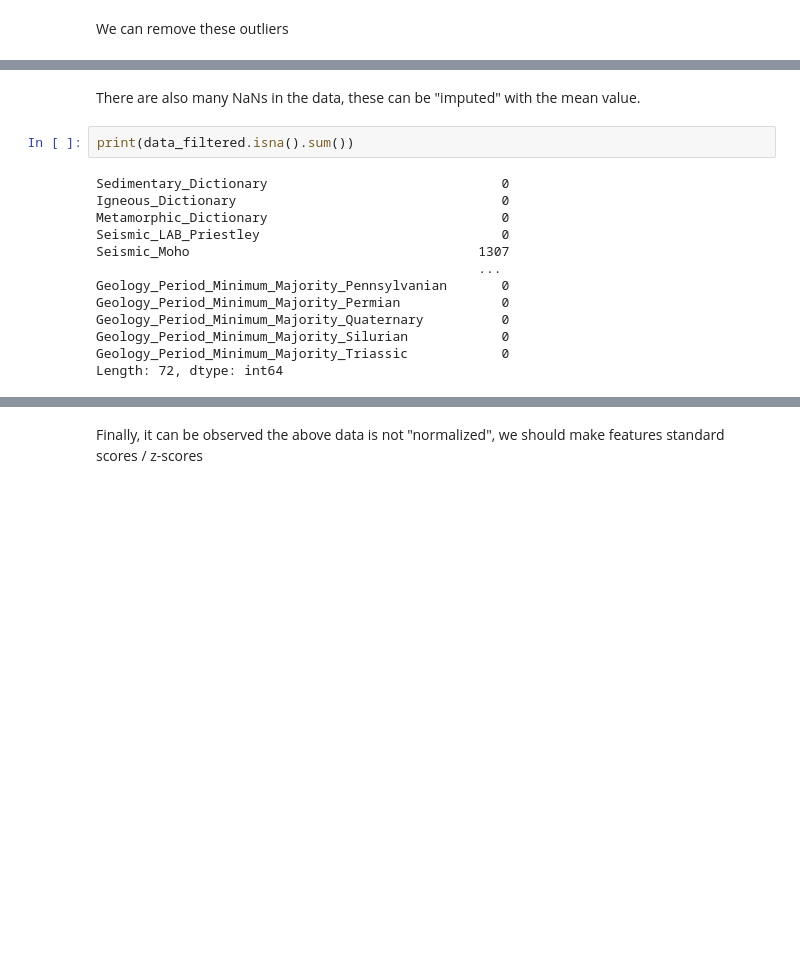
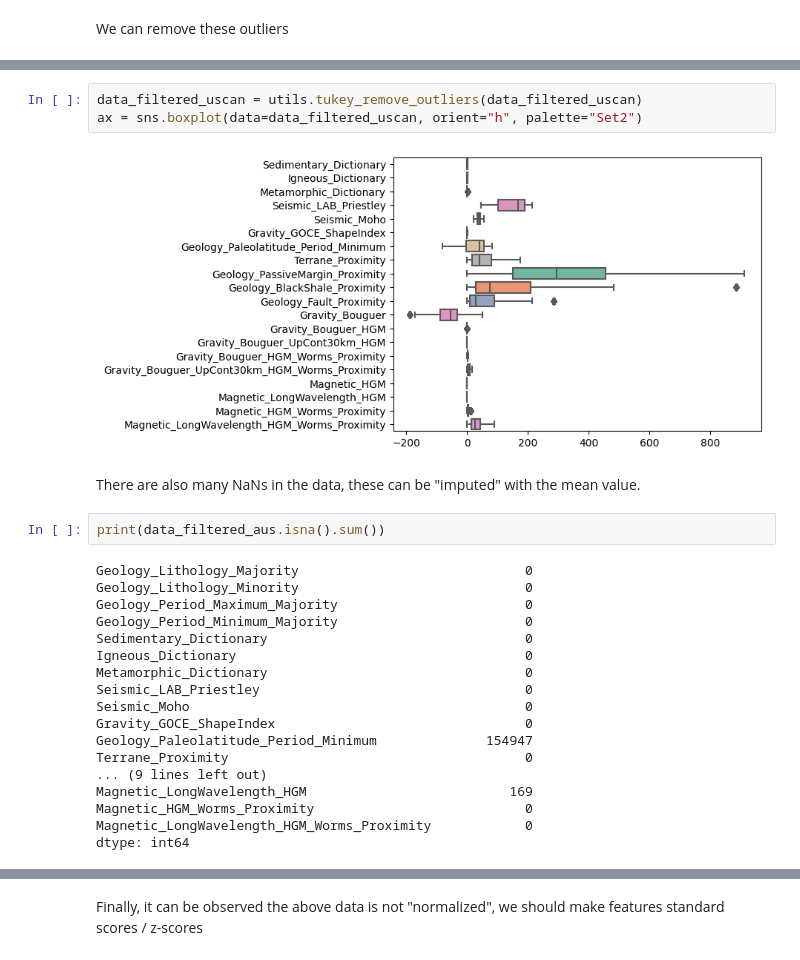
Before and after one commit to DARPA-CRITICALMAAS/sri-ta3-baselines, a Jupyter notebook: H3_MVT_GBM_preferred.ipynb, the cells around one changed output, grey strips where cells are left out. Drawn from its saved outputs; the diff is of its cells as text; blank space fills up the shorter version.

```diff
--- a/H3_MVT_GBM_preferred.ipynb
+++ b/H3_MVT_GBM_preferred.ipynb
@@ -113,17 +151,27 @@ ax = sns.boxplot(data=data_filtered, orient="h", palette="Set2")
+# %%
+data_filtered_uscan = utils.tukey_remove_outliers(data_filtered_uscan)
+ax = sns.boxplot(data=data_filtered_uscan, orient="h", palette="Set2")
+# %% [output]
+[figure, added]
 # %% [markdown]
 There are also many NaNs in the data, these can be "imputed" with the mean value.
 # %%
-print(data_filtered.isna().sum())
+print(data_filtered_aus.isna().sum())
 # %% [output]
-Sedimentary_Dictionary                              0
-Igneous_Dictionary                                  0
-Metamorphic_Dictionary                              0
-Seismic_LAB_Priestley                               0
-Seismic_Moho                                     1307
-                                                 ...
-Geology_Period_Minimum_Majority_Pennsylvanian       0
-Geology_Period_Minimum_Majority_Permian             0
-Geology_Period_Minimum_Majority_Quaternary          0
-Geology_Period_Minimum_Majority_Silurian            0
-Geology_Period_Minimum_Majority_Triassic            0
-Length: 72, dtype: int64
+Geology_Lithology_Majority                             0
+Geology_Lithology_Minority                             0
+Geology_Period_Maximum_Majority                        0
+Geology_Period_Minimum_Majority                        0
+Sedimentary_Dictionary                                 0
+Igneous_Dictionary                                     0
+Metamorphic_Dictionary                                 0
+Seismic_LAB_Priestley                                  0
+Seismic_Moho                                           0
+Gravity_GOCE_ShapeIndex                                0
+Geology_Paleolatitude_Period_Minimum              154947
+Terrane_Proximity                                      0
+... (9 lines left out)
+Magnetic_LongWavelength_HGM                          169
+Magnetic_HGM_Worms_Proximity                           0
+Magnetic_LongWavelength_HGM_Worms_Proximity            0
+dtype: int64
```
Also changed, not shown: parts of 22 cells of this notebook, 5 other files.
